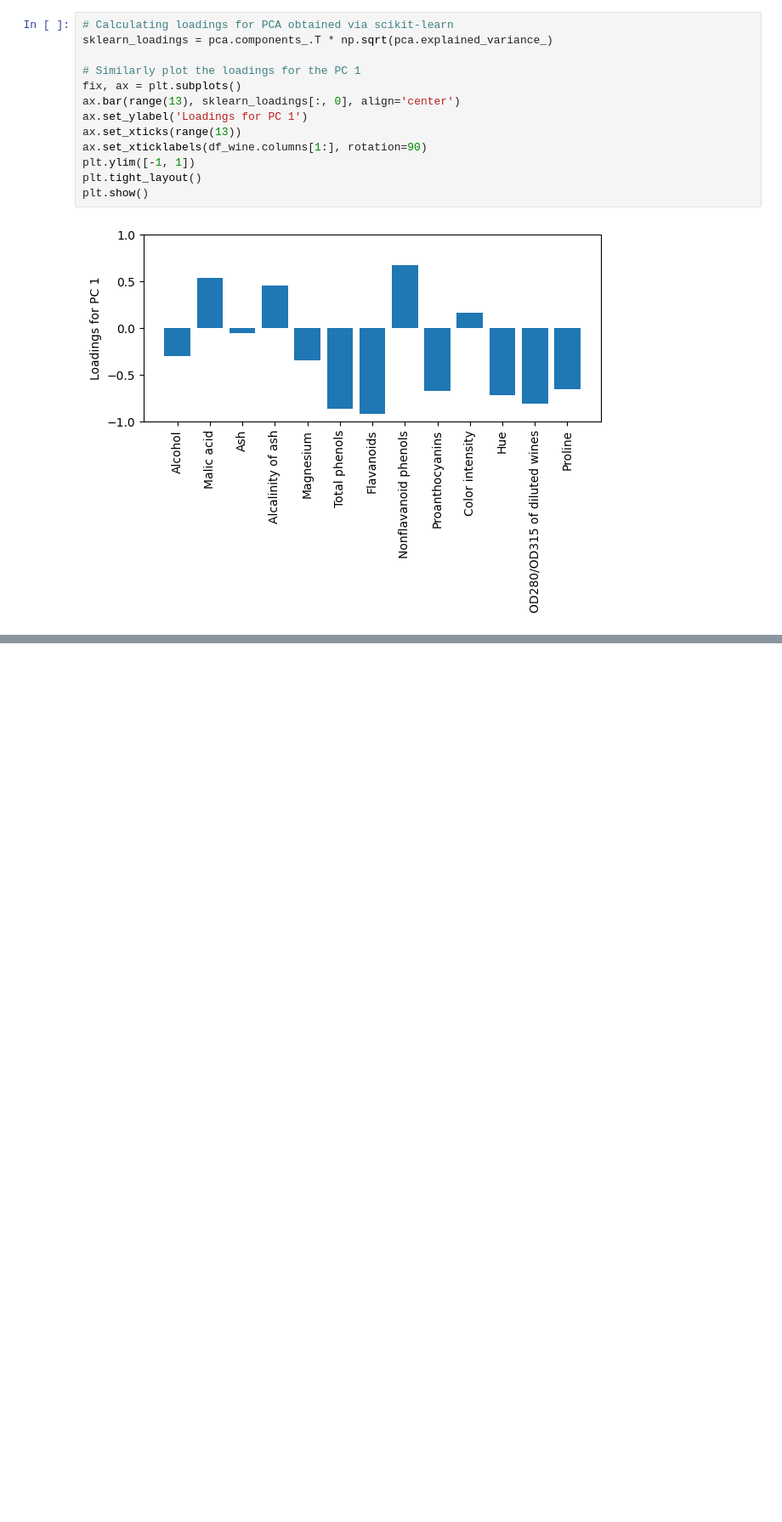
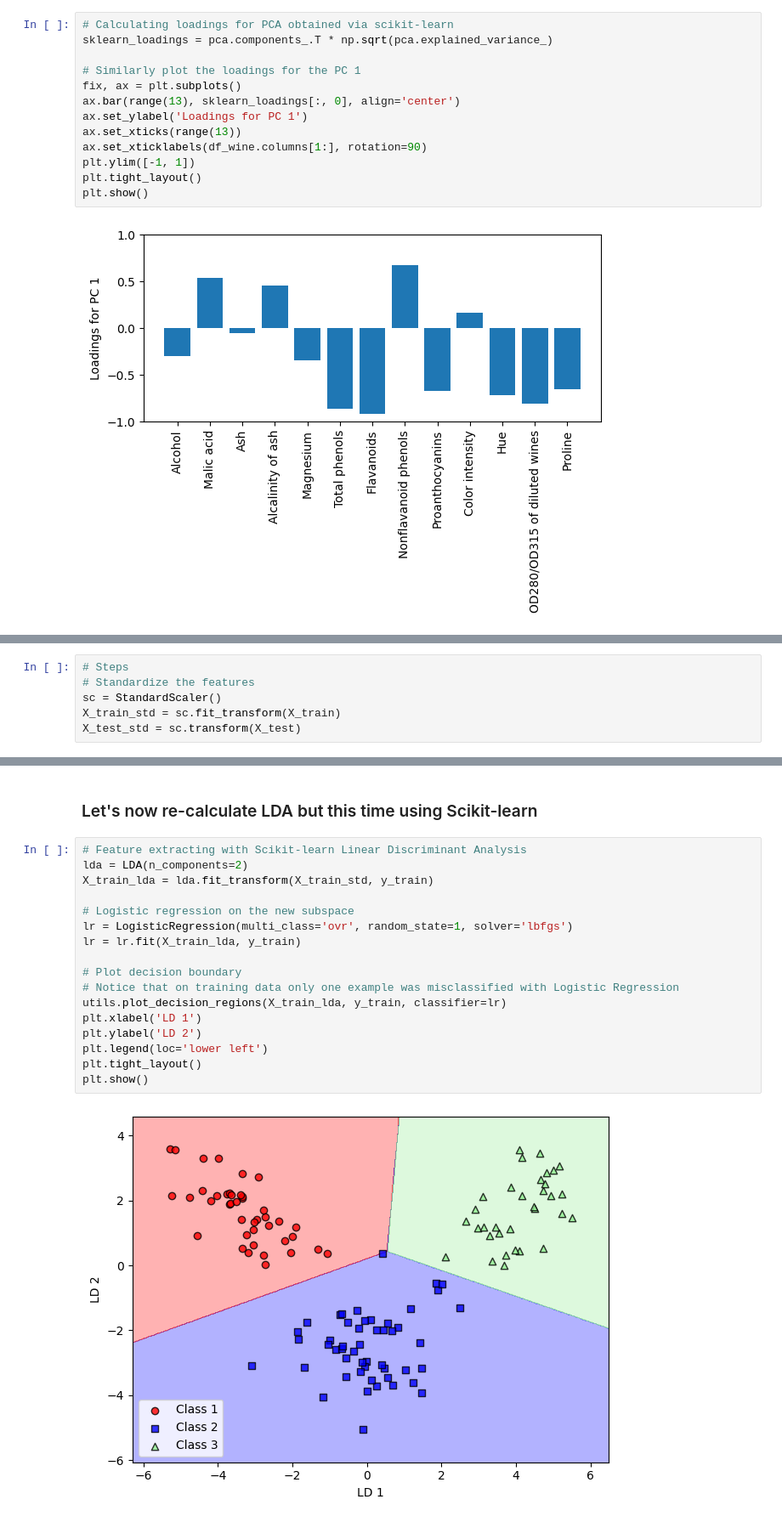
Before and after one commit to schmittjoaopedro/neural-networks, a Jupyter notebook: ml-pytorch-book/ch5-datacompression/main.ipynb, the cells around one changed output, grey strips where cells are left out. Shown at 85% size. Cells and saved outputs as stored; diff of their text form; blank space fills up the shorter version.

```diff
--- a/ml-pytorch-book/ch5-datacompression/main.ipynb
+++ b/ml-pytorch-book/ch5-datacompression/main.ipynb
@@ -186,0 +193,6 @@ plt.show()
+# %%
+# Steps
+# Standardize the features
+sc = StandardScaler()
+X_train_std = sc.fit_transform(X_train)
+X_test_std = sc.transform(X_test)
@@ -186,0 +345,21 @@ plt.show()
+# %% [markdown]
+### Let's now re-calculate LDA but this time using Scikit-learn
+# %%
+# Feature extracting with Scikit-learn Linear Discriminant Analysis
+lda = LDA(n_components=2)
+X_train_lda = lda.fit_transform(X_train_std, y_train)
+
+# Logistic regression on the new subspace
+lr = LogisticRegression(multi_class='ovr', random_state=1, solver='lbfgs')
+lr = lr.fit(X_train_lda, y_train)
+
+# Plot decision boundary
+# Notice that on training data only one example was misclassified with Logistic Regression
+utils.plot_decision_regions(X_train_lda, y_train, classifier=lr)
+plt.xlabel('LD 1')
+plt.ylabel('LD 2')
+plt.legend(loc='lower left')
+plt.tight_layout()
+plt.show()
+# %% [output]
+[figure, added]
```
Also changed, not shown: parts of 16 cells of this notebook.
